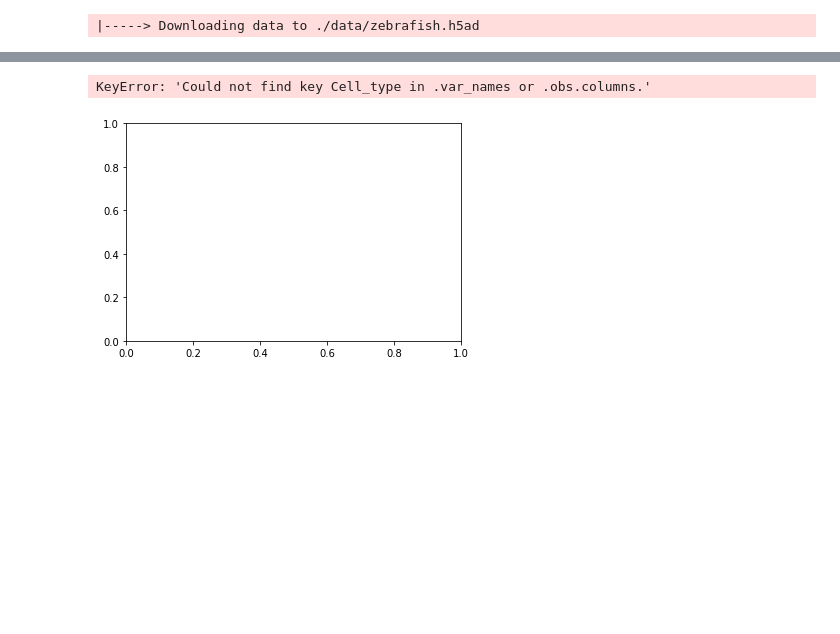
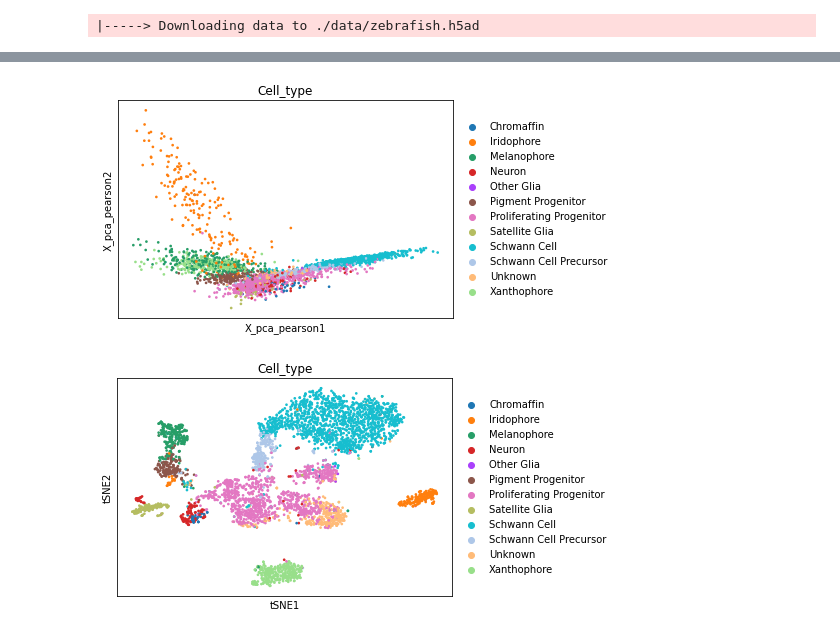
Before and after one commit to dummyindex/dynamo-tutorials, a Jupyter notebook: perason-residual-dimension-reduction.ipynb, the cells around one changed output, grey strips where cells are left out. Saved outputs shown, nothing was run; the diff lists cells and outputs as text; code cells hidden in the pictures; blank space fills up the shorter version.

```diff
--- a/perason-residual-dimension-reduction.ipynb
+++ b/perason-residual-dimension-reduction.ipynb
@@ -211,5 +195,10 @@ array([[-15.597142  ,  -6.3667483 ,  -2.144211  , ...,   0.6135125 ,
-# %%
-sc.pl.embedding(adata, basis="X_pca_pearson", color=["Cell_type"])
-# %% [output]
-KeyError: 'Could not find key Cell_type in .var_names or .obs.columns.'
-[figure, removed]
+# %%
+sc.pl.embedding(adata, basis="X_pca_pearson", color=["Cell_type"])
+
+sc.pp.neighbors(adata)
+sc.tl.tsne(adata)
+sc.pl.tsne(adata, color=["Cell_type"])
+# sc.pl.umap(adata, color=["Cell_type"])
+# %% [output]
+[figure, added]
+[figure, added]
```
Also changed, not shown: parts of 4 cells of this notebook.
